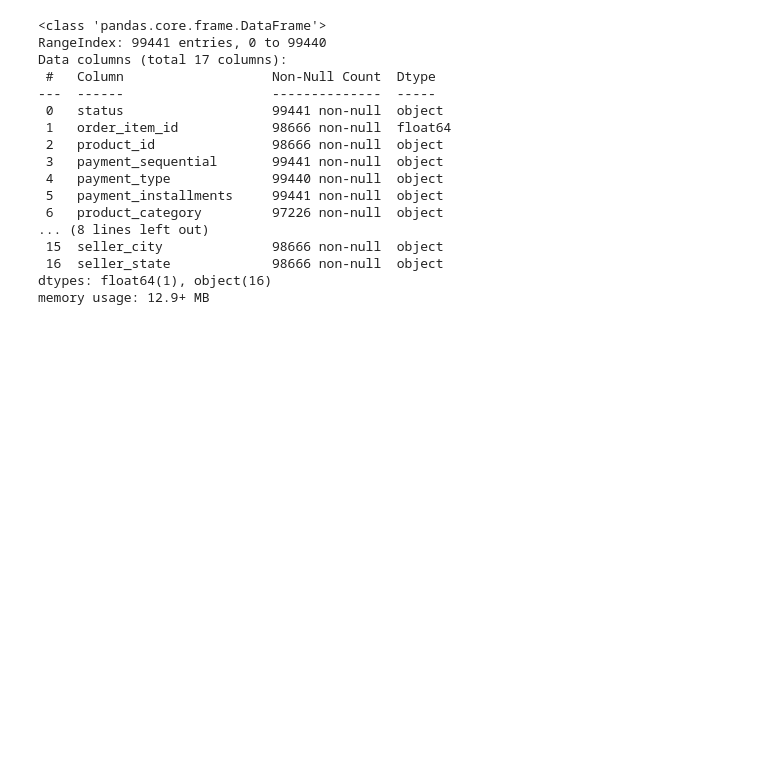
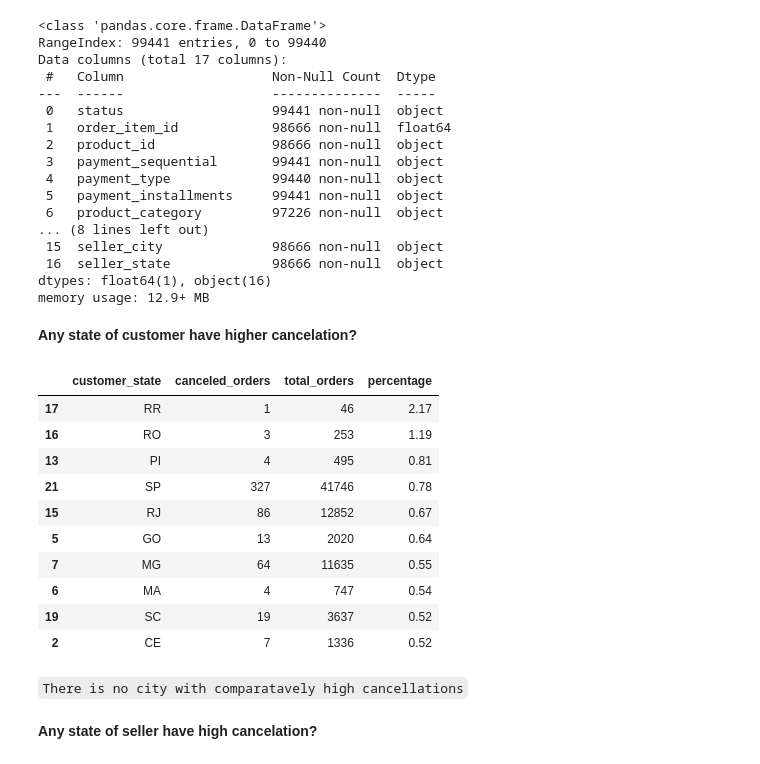
Before and after one commit to IamRaNo/Elevvo_Internship, a Jupyter notebook: Task-9/sales_data_analysis.ipynb, the cells around one changed output. Saved outputs shown, nothing was run; the diff lists cells and outputs as text; code cells hidden in the pictures; blank space fills up the shorter version.

Commit message:
order_analysis_final

```diff
--- a/Task-9/sales_data_analysis.ipynb
+++ b/Task-9/sales_data_analysis.ipynb
@@ -83,8 +83,6 @@ Index(['order_id', 'order_status', 'order_purchase_timestamp',
       dtype='object')
 # %% [markdown]
 ## Cleaning of data
-# %%
-data['order_purchase_timestamp']=pd.to_datetime(data['order_purchase_timestamp'])
 # %%
 data['order_approved_at']=pd.to_datetime(data['order_approved_at'])
 # %%
@@ -1664,3 +1662,26 @@ Data columns (total 17 columns):
  16  seller_state             98666 non-null  object
 dtypes: float64(1), object(16)
 memory usage: 12.9+ MB
+# %% [markdown]
+**Any state of customer have higher cancelation?**
+# %%
+customer_state_with_canceled_orders=data[data['status']=='canceled'].groupby('customer_state').size().reset_index(name='canceled_orders').merge(data.groupby('customer_state').size().reset_index(name='total_orders'),on='customer_state',how='left')
+# %%
+customer_state_with_canceled_orders['percentage']=((customer_state_with_canceled_orders['canceled_orders']/customer_state_with_canceled_orders['total_orders'])*100).round(2)
+customer_state_with_canceled_orders.sort_values(by=['percentage','total_orders'],ascending=False).head(10)
+# %% [output]
+|  | customer_state | canceled_orders | total_orders | percentage |
+| 17 | RR | 1 | 46 | 2.17 |
+| 16 | RO | 3 | 253 | 1.19 |
+| 13 | PI | 4 | 495 | 0.81 |
+| 21 | SP | 327 | 41746 | 0.78 |
+| 15 | RJ | 86 | 12852 | 0.67 |
+| 5 | GO | 13 | 2020 | 0.64 |
+| 7 | MG | 64 | 11635 | 0.55 |
+| 6 | MA | 4 | 747 | 0.54 |
+| 19 | SC | 19 | 3637 | 0.52 |
+| 2 | CE | 7 | 1336 | 0.52 |
+# %% [markdown]
+`There is no city with comparatavely high cancellations`
+# %% [markdown]
+**Any state of seller have high cancelation?**
```
Also changed, not shown: parts of 23 cells of this notebook, 3 other files.
